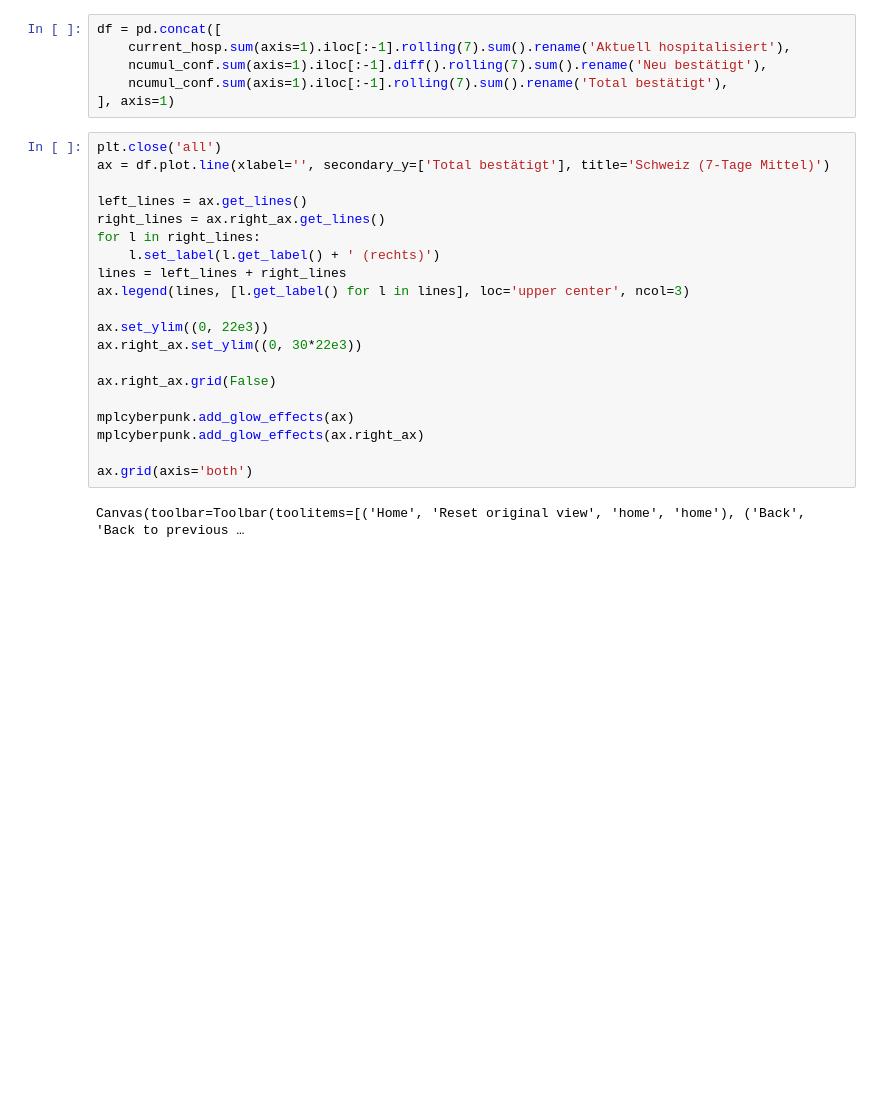
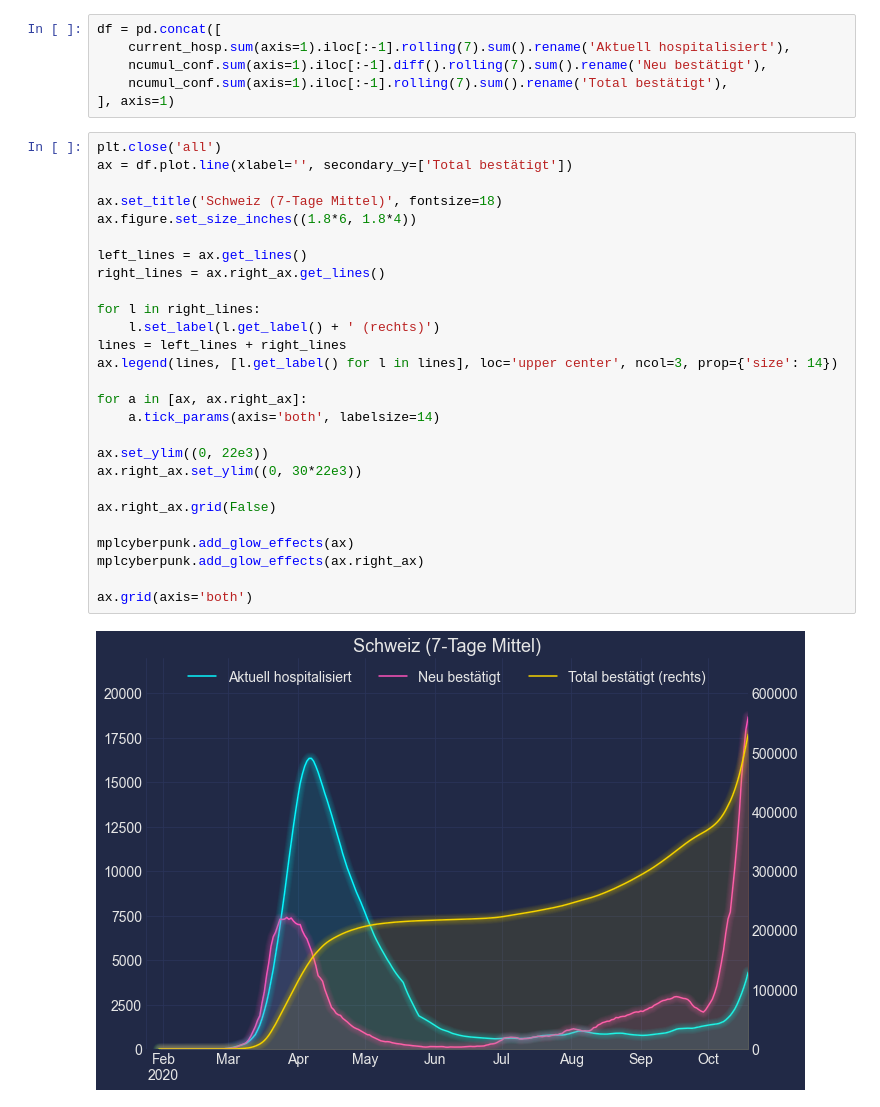
Before and after one commit to wildmichael/swisscovid, a Jupyter notebook: CovidSchweiz.ipynb, the cells around one changed output. Drawn from its saved outputs; the diff is of its cells as text; blank space fills up the shorter version.

Commit message:
Switch to inline chart for GitHub display

```diff
--- a/CovidSchweiz.ipynb
+++ b/CovidSchweiz.ipynb
@@ -20,23 +19,30 @@ df = pd.concat([
 ], axis=1)
 # %%
 plt.close('all')
-ax = df.plot.line(xlabel='', secondary_y=['Total bestätigt'], title='Schweiz (7-Tage Mittel)')
+ax = df.plot.line(xlabel='', secondary_y=['Total bestätigt'])
+
+ax.set_title('Schweiz (7-Tage Mittel)', fontsize=18)
+ax.figure.set_size_inches((1.8*6, 1.8*4))
 
 left_lines = ax.get_lines()
 right_lines = ax.right_ax.get_lines()
+
 for l in right_lines:
     l.set_label(l.get_label() + ' (rechts)')
 lines = left_lines + right_lines
-ax.legend(lines, [l.get_label() for l in lines], loc='upper center', ncol=3)
+ax.legend(lines, [l.get_label() for l in lines], loc='upper center', ncol=3, prop={'size': 14})
+
+for a in [ax, ax.right_ax]:
+    a.tick_params(axis='both', labelsize=14)
 
 ax.set_ylim((0, 22e3))
 ax.right_ax.set_ylim((0, 30*22e3))
 
 ax.right_ax.grid(False)
 
 mplcyberpunk.add_glow_effects(ax)
 mplcyberpunk.add_glow_effects(ax.right_ax)
 
 ax.grid(axis='both')
 # %% [output]
-Canvas(toolbar=Toolbar(toolitems=[('Home', 'Reset original view', 'home', 'home'), ('Back', 'Back to previous …
+[figure, added]
```
Also changed, not shown: parts of 1 cell of this notebook.
